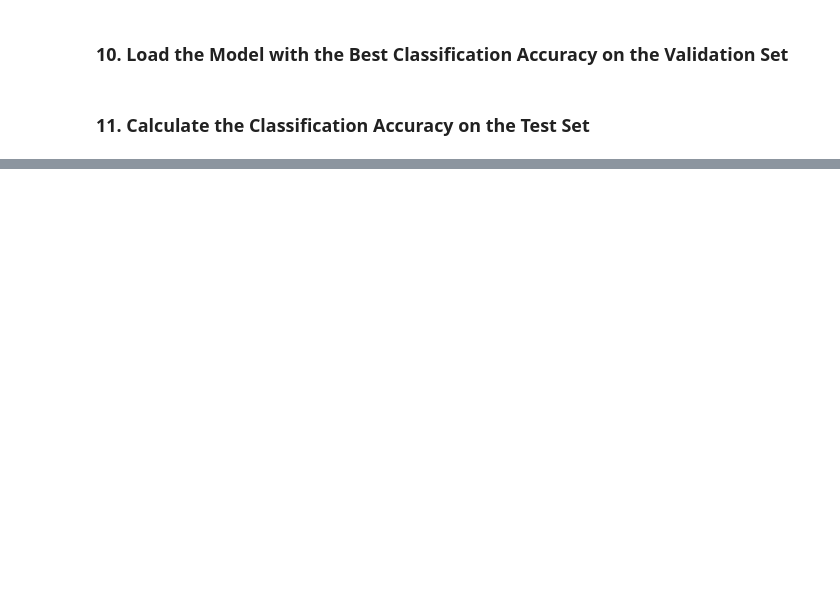
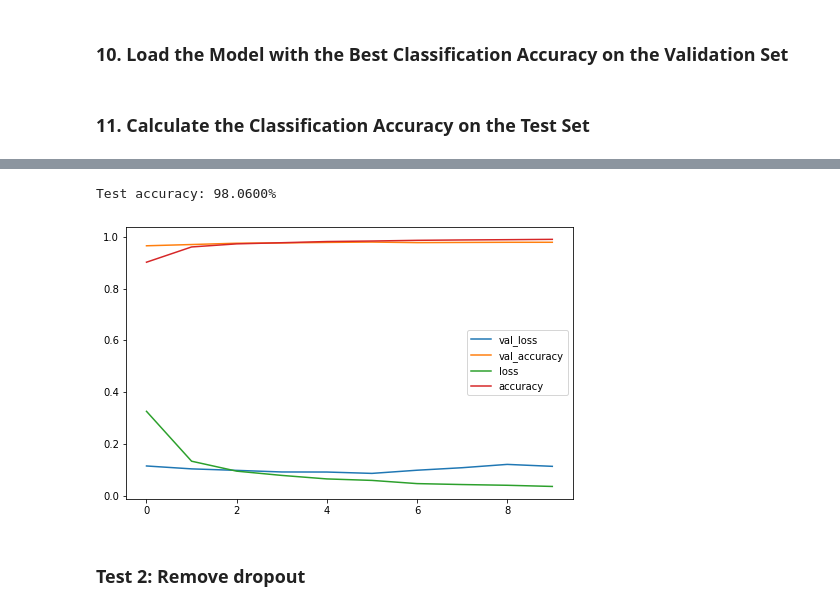
Before and after one commit to alirezakfz/DeepNN, a Jupyter notebook: 04_AIND2_CNN/mnist-mlp/mnist_mlp_MySolution.ipynb, the cells around one changed output, grey strips where cells are left out. Drawn from its saved outputs; the diff is of its cells as text; code cells hidden in the pictures; blank space fills up the shorter version.

```diff
--- a/04_AIND2_CNN/mnist-mlp/mnist_mlp_MySolution.ipynb
+++ b/04_AIND2_CNN/mnist-mlp/mnist_mlp_MySolution.ipynb
@@ -210,0 +246,14 @@ Test accuracy: 97.9600%
+# %%
+# define the model
+model = Sequential()
+model.add(Flatten(input_shape=X_train.shape[1:]))
+model.add(Dense(512, activation='relu'))
+model.add(Dropout(0.2))
+model.add(Dense(256, activation='relu'))
+model.add(Dropout(0.2))
+model.add(Dense(128, activation='relu'))
+model.add(Dropout(0.2))
+model.add(Dense(10, activation='softmax'))
+
+# summarize the model
+model.summary()
@@ -210,0 +278,10 @@ Test accuracy: 97.9600%
+# %%
+# compile the model
+model.compile(loss='categorical_crossentropy', optimizer='rmsprop',
+              metrics=['accuracy'])
+# train the model
+checkpointer = ModelCheckpoint(filepath='mnist.model.best.hdf5',
+                               verbose=1, save_best_only=True)
+hist = model.fit(X_train, y_train, batch_size=128, epochs=10,
+          validation_split=0.2, callbacks=[checkpointer],
+          verbose=1, shuffle=True)
@@ -210,0 +306,19 @@ Test accuracy: 97.9600%
+# %%
+# load the weights that yielded the best validation accuracy
+model.load_weights('mnist.model.best.hdf5')
+
+# evaluate test accuracy
+score = model.evaluate(X_test, y_test, verbose=0)
+accuracy = 100*score[1]
+
+# print test accuracy
+print('Test accuracy: %.4f%%' % accuracy)
+# %% [output]
+Test accuracy: 98.0600%
+# %%
+pd.DataFrame(hist.history).plot(figsize=(8,5))
+plt.show()
+# %% [output]
+[figure, added]
+# %% [markdown]
+### Test 2: Remove dropout
```
Also changed, not shown: parts of 16 cells of this notebook, 1 other file.
